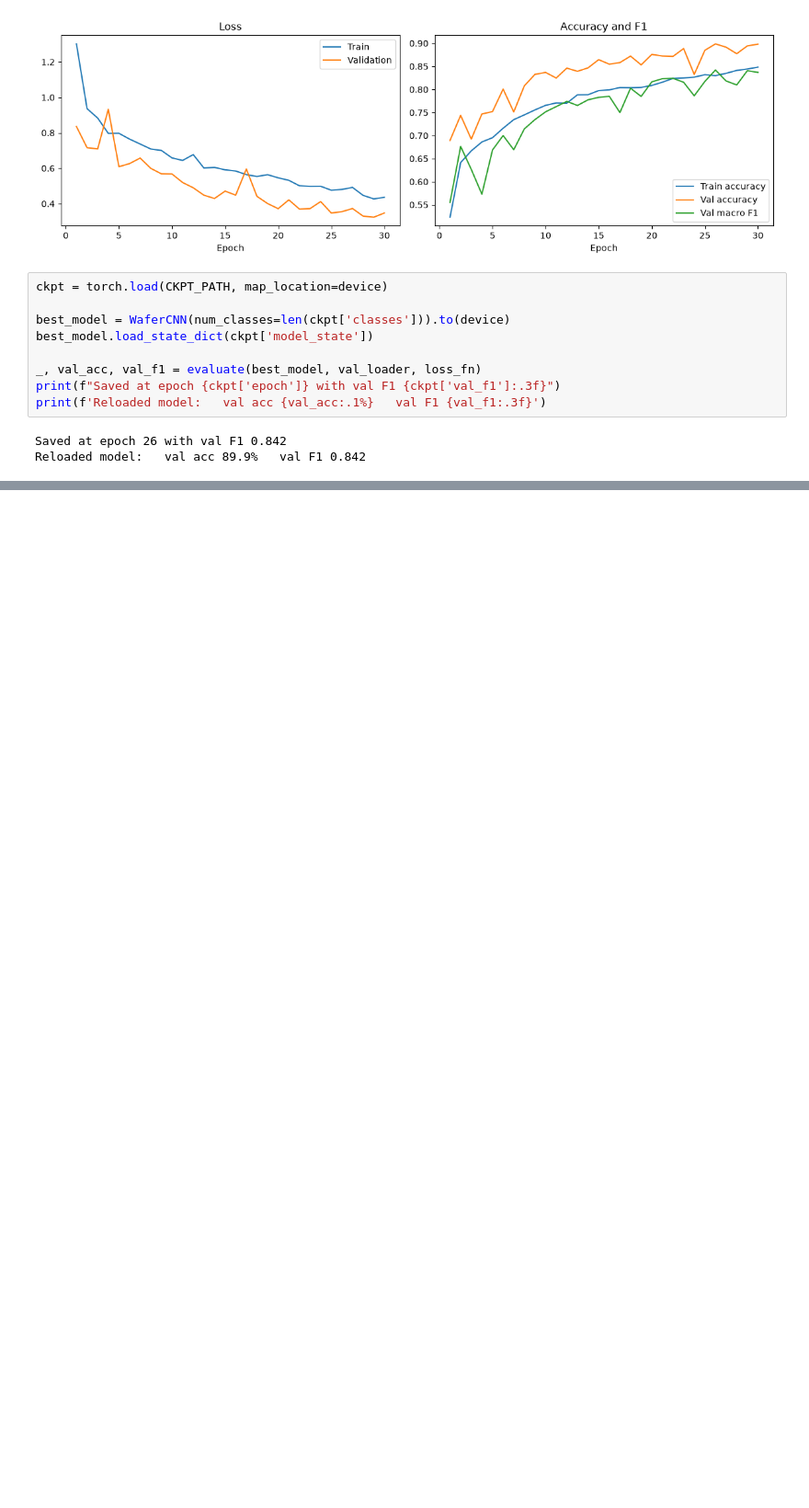
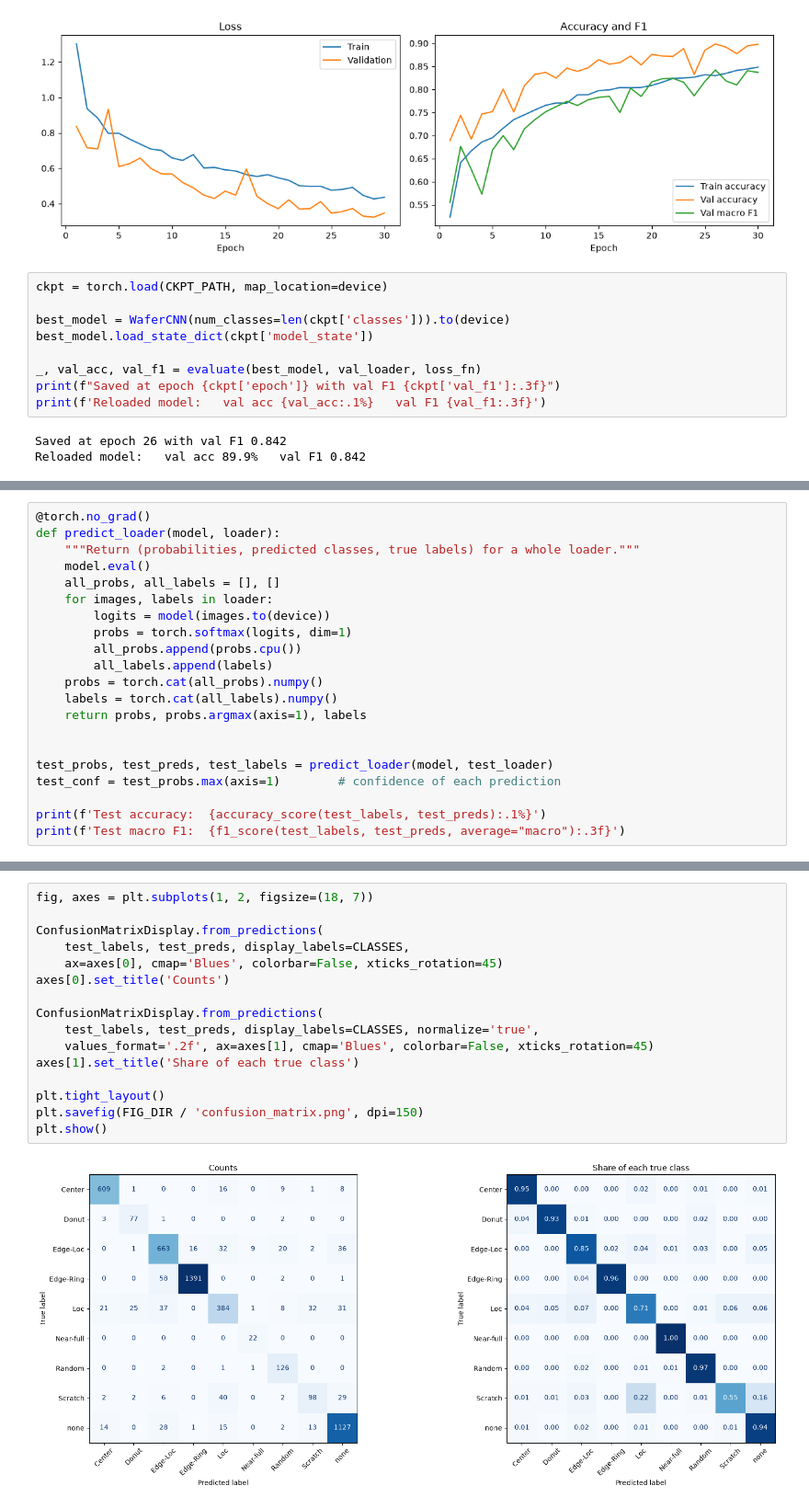
Before and after one commit to harshita-kode/wafer-lens, a Jupyter notebook: notebooks/train_cnn.ipynb, the cells around one changed output, grey strips where cells are left out. Shown at 92% size. Drawn from its saved outputs; the diff is of its cells as text; blank space fills up the shorter version.

Commit message:
Add test evaluation and error analysis

```diff
--- a/notebooks/train_cnn.ipynb
+++ b/notebooks/train_cnn.ipynb
@@ -357,0 +377,21 @@ Reloaded model:   val acc 89.9%   val F1 0.842
+# %%
+@torch.no_grad()
+def predict_loader(model, loader):
+    """Return (probabilities, predicted classes, true labels) for a whole loader."""
+    model.eval()
+    all_probs, all_labels = [], []
+    for images, labels in loader:
+        logits = model(images.to(device))
+        probs = torch.softmax(logits, dim=1)
+        all_probs.append(probs.cpu())
+        all_labels.append(labels)
+    probs = torch.cat(all_probs).numpy()
+    labels = torch.cat(all_labels).numpy()
+    return probs, probs.argmax(axis=1), labels
+
+
+test_probs, test_preds, test_labels = predict_loader(model, test_loader)
+test_conf = test_probs.max(axis=1)        # confidence of each prediction
+
+print(f'Test accuracy:  {accuracy_score(test_labels, test_preds):.1%}')
+print(f'Test macro F1:  {f1_score(test_labels, test_preds, average="macro"):.3f}')
@@ -357,0 +419,18 @@ Reloaded model:   val acc 89.9%   val F1 0.842
+# %%
+fig, axes = plt.subplots(1, 2, figsize=(18, 7))
+
+ConfusionMatrixDisplay.from_predictions(
+    test_labels, test_preds, display_labels=CLASSES,
+    ax=axes[0], cmap='Blues', colorbar=False, xticks_rotation=45)
+axes[0].set_title('Counts')
+
+ConfusionMatrixDisplay.from_predictions(
+    test_labels, test_preds, display_labels=CLASSES, normalize='true',
+    values_format='.2f', ax=axes[1], cmap='Blues', colorbar=False, xticks_rotation=45)
+axes[1].set_title('Share of each true class')
+
+plt.tight_layout()
+plt.savefig(FIG_DIR / 'confusion_matrix.png', dpi=150)
+plt.show()
+# %% [output]
+[figure, added]
```
Also changed, not shown: parts of 8 cells of this notebook, 4 other files.
